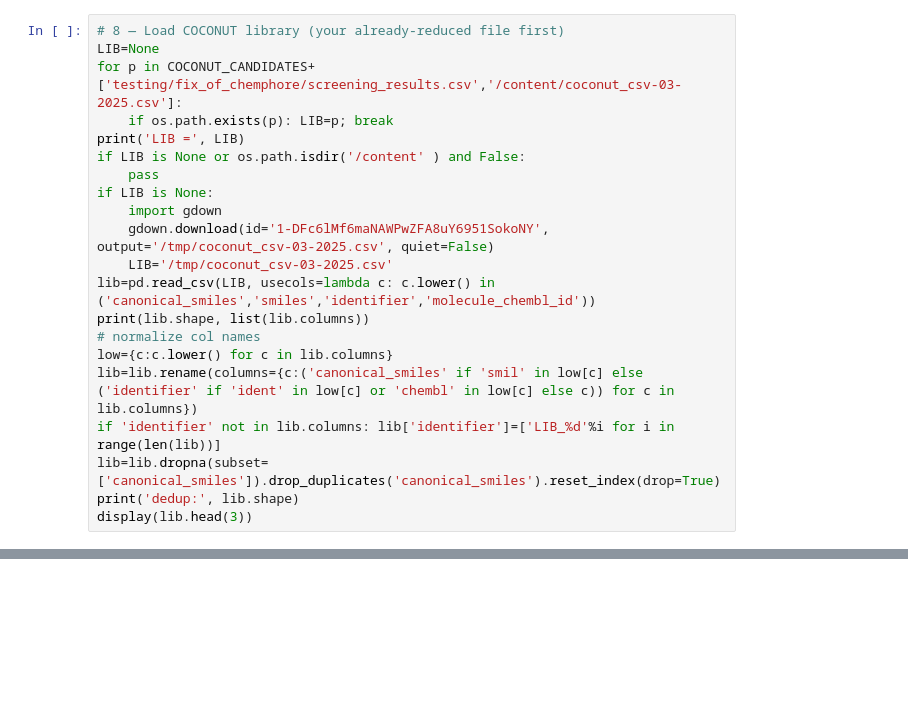
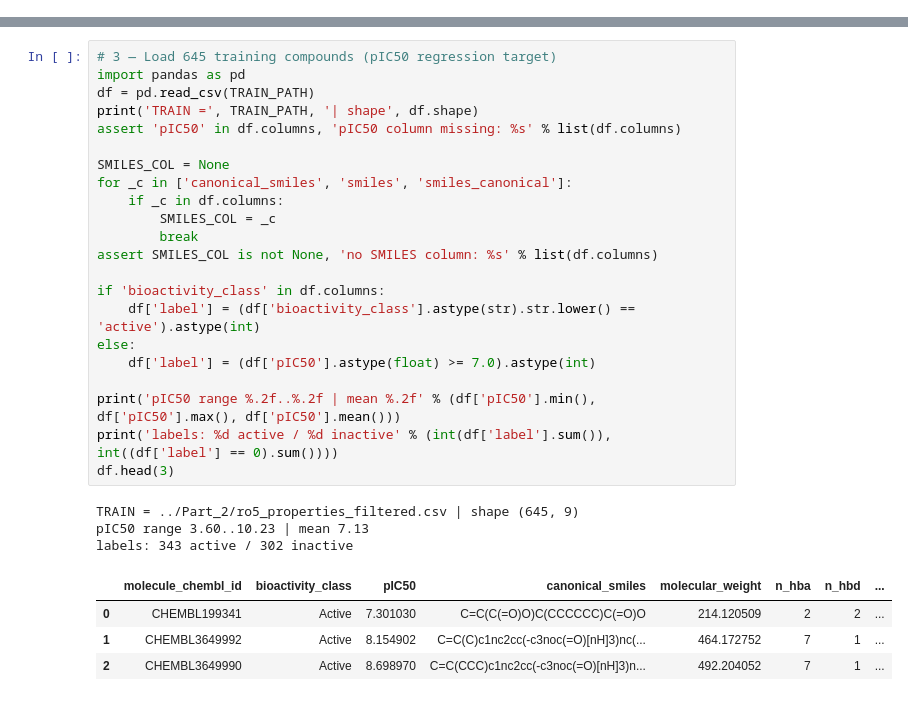
Before and after one commit to Techbjd/new_method, a Jupyter notebook: Part_20_Fixed/MDM2_Fixed_Pipeline_Colab.ipynb, the cells around one changed output, grey strips where cells are left out. Drawn from its saved outputs; the diff is of its cells as text; blank space fills up the shorter version.

```diff
--- a/Part_20_Fixed/MDM2_Fixed_Pipeline_Colab.ipynb
+++ b/Part_20_Fixed/MDM2_Fixed_Pipeline_Colab.ipynb
@@ -119,21 +0,0 @@ for r in range(3):
-# %%
-# 8 — Load COCONUT library (your already-reduced file first)
-LIB=None
-for p in COCONUT_CANDIDATES+['testing/fix_of_chemphore/screening_results.csv','/content/coconut_csv-03-2025.csv']:
-    if os.path.exists(p): LIB=p; break
-print('LIB =', LIB)
-if LIB is None or os.path.isdir('/content' ) and False:
-    pass
-if LIB is None:
-    import gdown
-    gdown.download(id='1-DFc6lMf6maNAWPwZFA8uY6951SokoNY', output='/tmp/coconut_csv-03-2025.csv', quiet=False)
-    LIB='/tmp/coconut_csv-03-2025.csv'
-lib=pd.read_csv(LIB, usecols=lambda c: c.lower() in ('canonical_smiles','smiles','identifier','molecule_chembl_id'))
-print(lib.shape, list(lib.columns))
-# normalize col names
-low={c:c.lower() for c in lib.columns}
-lib=lib.rename(columns={c:('canonical_smiles' if 'smil' in low[c] else ('identifier' if 'ident' in low[c] or 'chembl' in low[c] else c)) for c in lib.columns})
-if 'identifier' not in lib.columns: lib['identifier']=['LIB_%d'%i for i in range(len(lib))]
-lib=lib.dropna(subset=['canonical_smiles']).drop_duplicates('canonical_smiles').reset_index(drop=True)
-print('dedup:', lib.shape)
-display(lib.head(3))
@@ -236,0 +176,30 @@ print('saved dock_T1_consensus.csv — dock by consensus desc')
+# %%
+# 3 — Load 645 training compounds (pIC50 regression target)
+import pandas as pd
+df = pd.read_csv(TRAIN_PATH)
+print('TRAIN =', TRAIN_PATH, '| shape', df.shape)
+assert 'pIC50' in df.columns, 'pIC50 column missing: %s' % list(df.columns)
+
+SMILES_COL = None
+for _c in ['canonical_smiles', 'smiles', 'smiles_canonical']:
+    if _c in df.columns:
+        SMILES_COL = _c
+        break
+assert SMILES_COL is not None, 'no SMILES column: %s' % list(df.columns)
+
+if 'bioactivity_class' in df.columns:
+    df['label'] = (df['bioactivity_class'].astype(str).str.lower() == 'active').astype(int)
+else:
+    df['label'] = (df['pIC50'].astype(float) >= 7.0).astype(int)
+
+print('pIC50 range %.2f..%.2f | mean %.2f' % (df['pIC50'].min(), df['pIC50'].max(), df['pIC50'].mean()))
+print('labels: %d active / %d inactive' % (int(df['label'].sum()), int((df['label'] == 0).sum())))
+df.head(3)
+# %% [output]
+TRAIN = ../Part_2/ro5_properties_filtered.csv | shape (645, 9)
+pIC50 range 3.60..10.23 | mean 7.13
+labels: 343 active / 302 inactive
+|  | molecule_chembl_id | bioactivity_class | pIC50 | canonical_smiles | molecular_weight | n_hba | n_hbd | ... |
+| 0 | CHEMBL199341 | Active | 7.301030 | C=C(C(=O)O)C(CCCCCC)C(=O)O | 214.120509 | 2 | 2 | ... |
+| 1 | CHEMBL3649992 | Active | 8.154902 | C=C(C)c1nc2cc(-c3noc(=O)[nH]3)nc(... | 464.172752 | 7 | 1 | ... |
+| 2 | CHEMBL3649990 | Active | 8.698970 | C=C(CCC)c1nc2cc(-c3noc(=O)[nH]3)n... | 492.204052 | 7 | 1 | ... |
```
Also changed, not shown: parts of 32 cells of this notebook, 12 other files.
